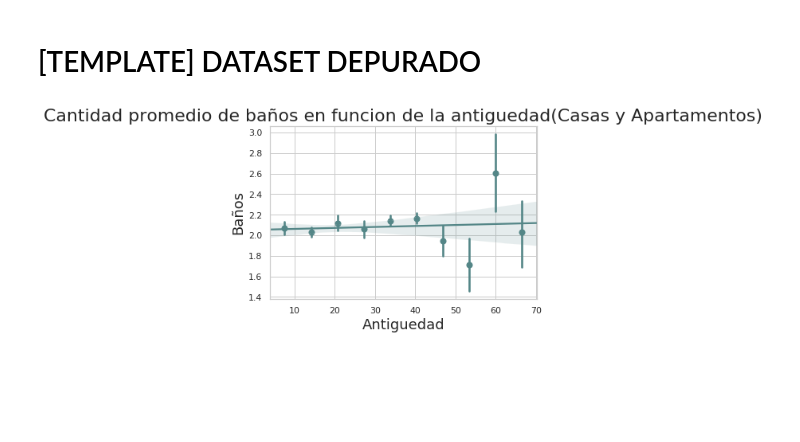
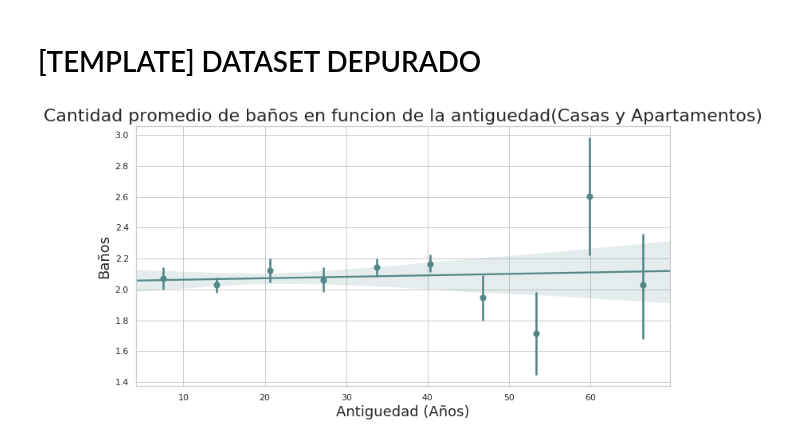
Before and after one commit to nicomatex/datos_tp1_2c2019, a Jupyter notebook: notebooks/Banios segun antiguedad/banios segun antiguedad.ipynb, the cells around one changed output. Cells and saved outputs as stored; diff of their text form; code cells hidden in the pictures; blank space fills up the shorter version.

Commit message:
Modificados algunos notebooks. Agregado Garages segun Antiguedad y Propiedades con Piscina y Gimnasio

```diff
--- a/notebooks/Banios segun antiguedad/banios segun antiguedad.ipynb
+++ b/notebooks/Banios segun antiguedad/banios segun antiguedad.ipynb
@@ -40,10 +40,11 @@ datos = df.loc[(df['banos'] > 0) & (df['antiguedad'] > 0) & (df['tipodepropiedad
 # %%
 banios = datos.groupby('antiguedad').agg({"banos":"mean"}).reset_index()
 # %%
+plt.figure(figsize=(12, 6))
 g = sns.regplot(x=banios["antiguedad"], y=banios["banos"],x_bins=10, color='#548687')
 g.set_title("Cantidad promedio de baños en funcion de la antiguedad(Casas y Apartamentos)", fontsize=22)
-g.set_xlabel("Antiguedad",fontsize=18)
+g.set_xlabel("Antiguedad (Años)",fontsize=18)
 g.set_ylabel("Baños", fontsize=18)
 g.figure.savefig("Banios segun antiguedad.png", bbox_inches='tight')
 # %% [output]
-[figure, old version]
+[figure, new version]
```
Also changed, not shown: 5 other files.
